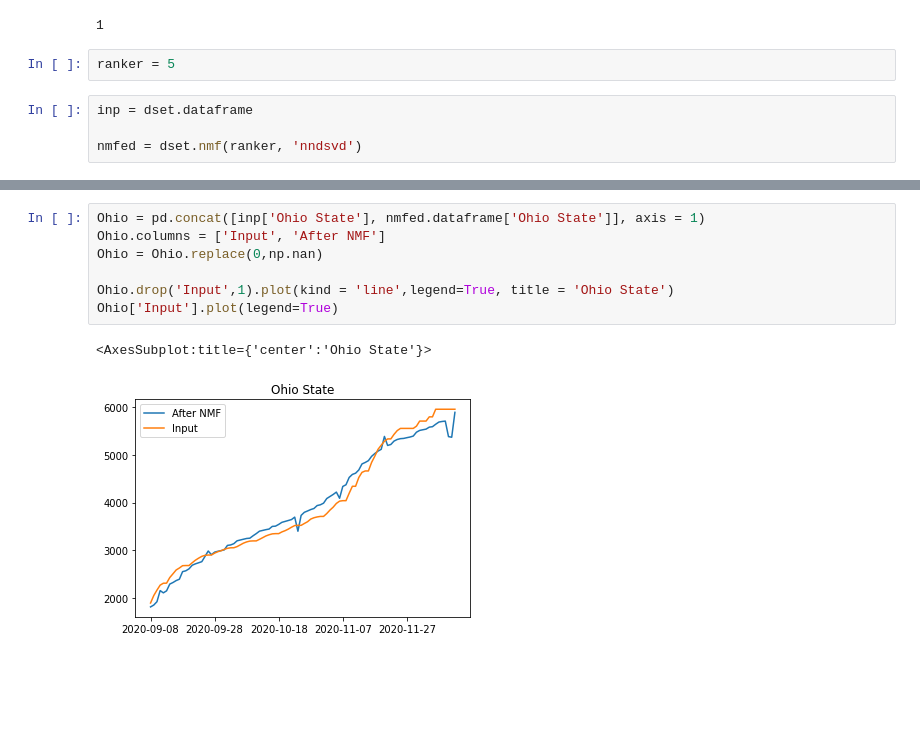
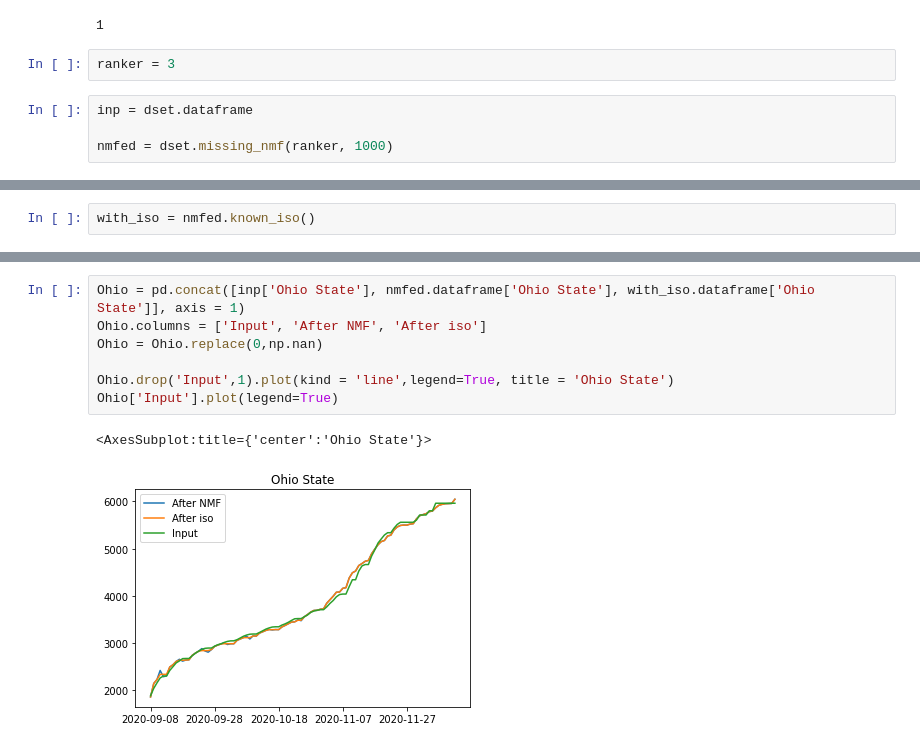
Before and after one commit to kevin-q2/Covid_Diffusion, a Jupyter notebook: analysis/nmf_tests.ipynb, the cells around one changed output, grey strips where cells are left out. Drawn from its saved outputs; the diff is of its cells as text; blank space fills up the shorter version.

```diff
--- a/analysis/nmf_tests.ipynb
+++ b/analysis/nmf_tests.ipynb
@@ -48,8 +48,8 @@ print(ranker)
 # %% [output]
 1
 # %%
-ranker = 5
+ranker = 3
 # %%
 inp = dset.dataframe
 
-nmfed = dset.nmf(ranker, 'nndsvd')
+nmfed = dset.missing_nmf(ranker, 1000)
@@ -56 +74,3 @@ nmfed = dset.nmf(ranker, 'nndsvd')
+# %%
+with_iso = nmfed.known_iso()
 # %% [markdown]
@@ -58,10 +100,10 @@ nmfed = dset.nmf(ranker, 'nndsvd')
 # %%
-Ohio = pd.concat([inp['Ohio State'], nmfed.dataframe['Ohio State']], axis = 1)
-Ohio.columns = ['Input', 'After NMF']
+Ohio = pd.concat([inp['Ohio State'], nmfed.dataframe['Ohio State'], with_iso.dataframe['Ohio State']], axis = 1)
+Ohio.columns = ['Input', 'After NMF', 'After iso']
 Ohio = Ohio.replace(0,np.nan)
 
 Ohio.drop('Input',1).plot(kind = 'line',legend=True, title = 'Ohio State')
 Ohio['Input'].plot(legend=True)
 # %% [output]
 <AxesSubplot:title={'center':'Ohio State'}>
-[figure, old version]
+[figure, new version]
```
Also changed, not shown: parts of 25 cells of this notebook, 1 other file.
